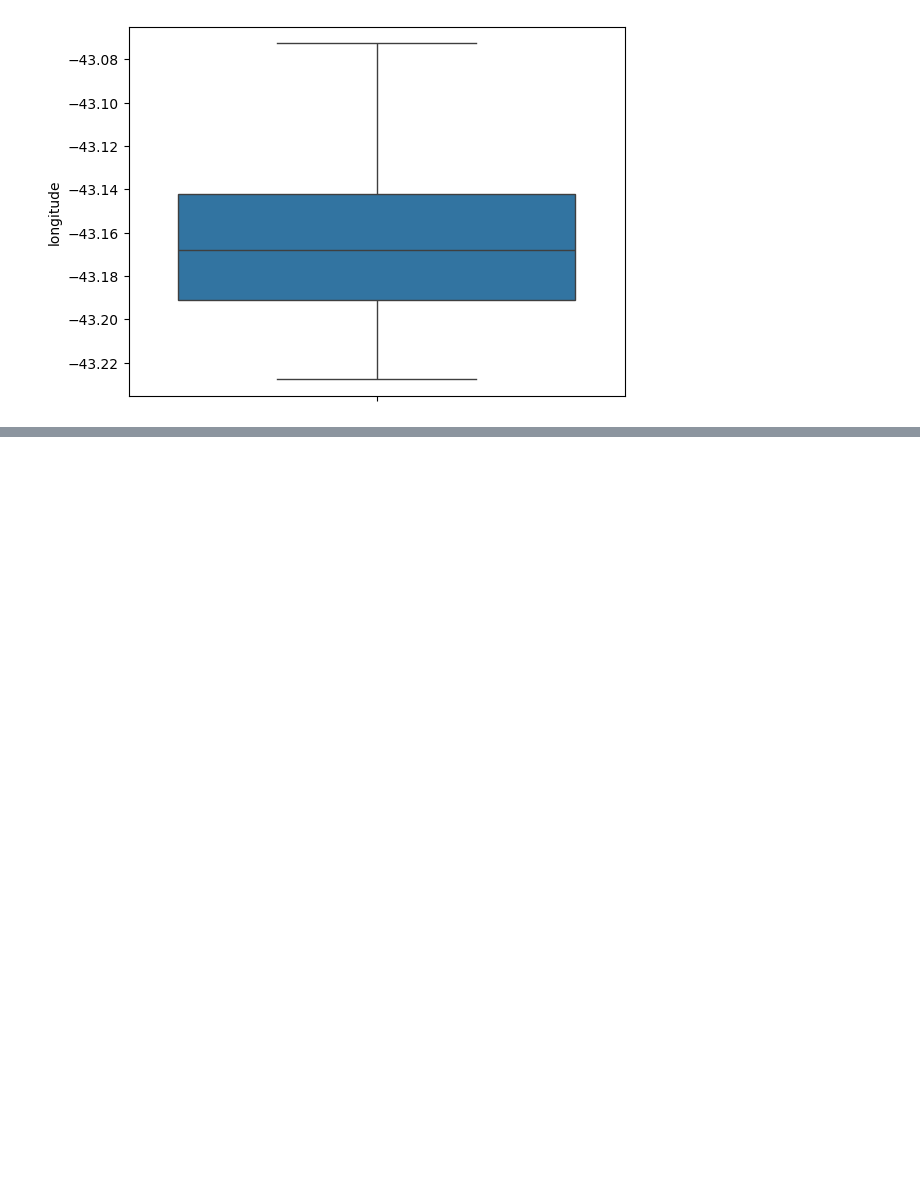
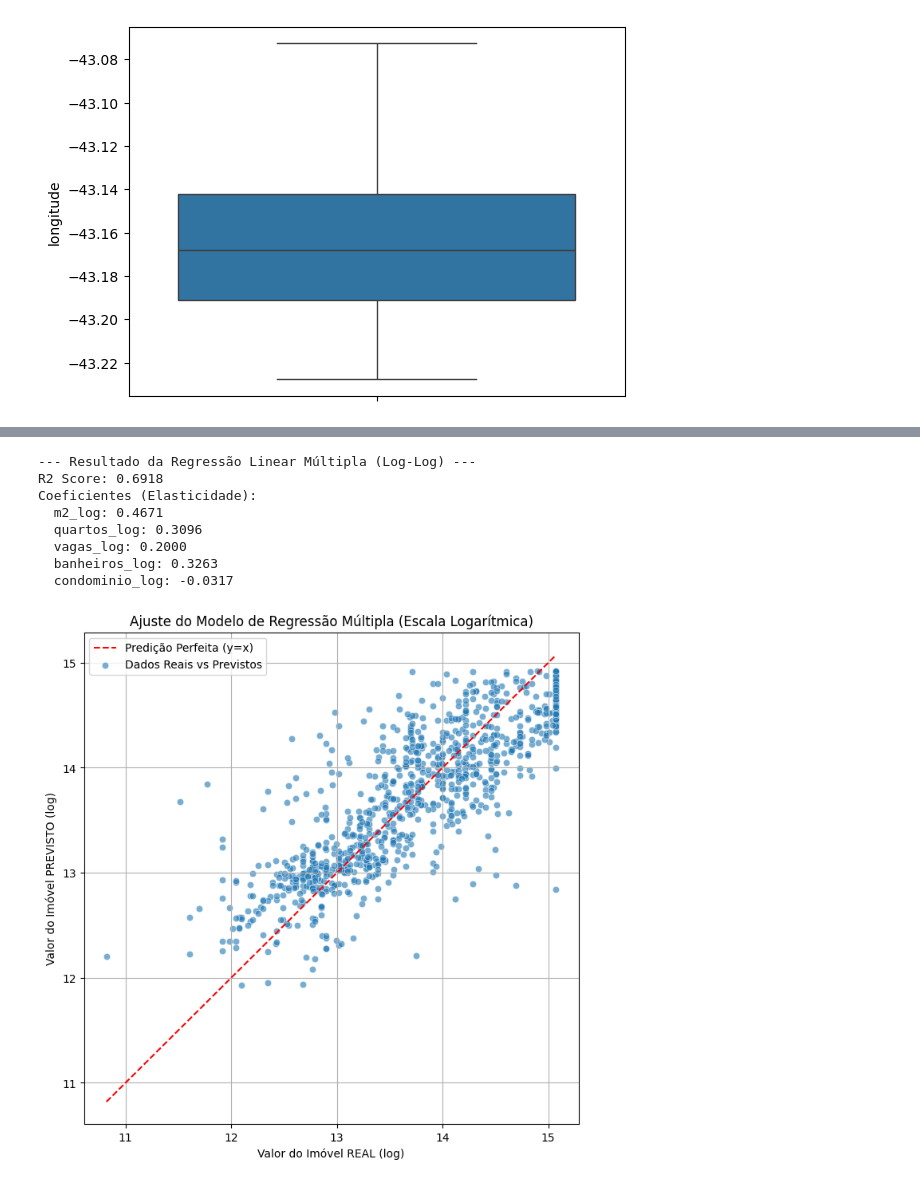
Before and after one commit to ryanrtavares/analise_imobiliaria_petropolitana, a Jupyter notebook: analise_imobiliaria_machine_learning.ipynb, the cells around one changed output, grey strips where cells are left out. Saved outputs shown, nothing was run; the diff lists cells and outputs as text; code cells hidden in the pictures; blank space fills up the shorter version.

```diff
--- a/analise_imobiliaria_machine_learning.ipynb
+++ b/analise_imobiliaria_machine_learning.ipynb
@@ -252,0 +299,67 @@ for col in numericas.columns:
+# %%
+colunas_para_log = [
+    'valor',
+    'm2',
+    'quartos',
+    'vagas',
+    'banheiros',
+    'condominio'
+]
+
+for col in colunas_para_log:
+    base[f'{col}_log'] = np.log1p(base[col])
+y_multi = base['valor_log']
+
+features_log = [
+    'm2_log',
+    'quartos_log',
+    'vagas_log',
+    'banheiros_log',
+    'condominio_log'
+]
+X_multi = base[features_log]
+
+X_train_multi, X_test_multi, y_train_multi, y_test_multi = train_test_split(
+    X_multi, y_multi, test_size=0.2, random_state=42
+)
+
+modelo_multi_rl = LinearRegression()
+modelo_multi_rl.fit(X_train_multi, y_train_multi)
+
+y_pred_multi = modelo_multi_rl.predict(X_test_multi)
+r2 = r2_score(y_test_multi, y_pred_multi)
+
+print("--- Resultado da Regressão Linear Múltipla (Log-Log) ---")
+print(f"R2 Score: {r2:.4f}")
+print("Coeficientes (Elasticidade):")
+for i, feature in enumerate(features_log):
+    print(f"  {feature}: {modelo_multi_rl.coef_[i]:.4f}")
+
+plt.figure(figsize=(8, 8))
+
+
+limites = [min(y_test_multi.min(), y_pred_multi.min()),
+           max(y_test_multi.max(), y_pred_multi.max())]
+plt.plot(limites, limites, color='red', linestyle='--', label='Predição Perfeita (y=x)')
+
+
+sns.scatterplot(x=y_test_multi, y=y_pred_multi, alpha=0.6, label='Dados Reais vs Previstos')
+
+plt.title('Ajuste do Modelo de Regressão Múltipla (Escala Logarítmica)')
+plt.xlabel('Valor do Imóvel REAL (log)')
+plt.ylabel('Valor do Imóvel PREVISTO (log)')
+plt.legend()
+plt.grid(True)
+
+# 5. Exibir
+plt.show()
+# %% [output]
+--- Resultado da Regressão Linear Múltipla (Log-Log) ---
+R2 Score: 0.6918
+Coeficientes (Elasticidade):
+  m2_log: 0.4671
+  quartos_log: 0.3096
+  vagas_log: 0.2000
+  banheiros_log: 0.3263
+  condominio_log: -0.0317
+[figure, added]
```
Also changed, not shown: parts of 3 cells of this notebook.
